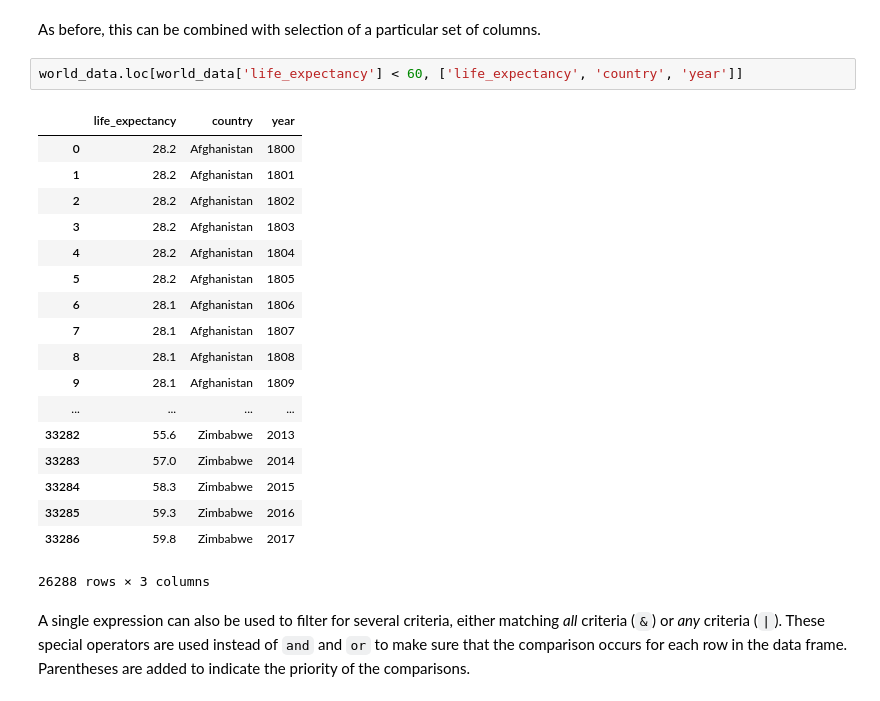
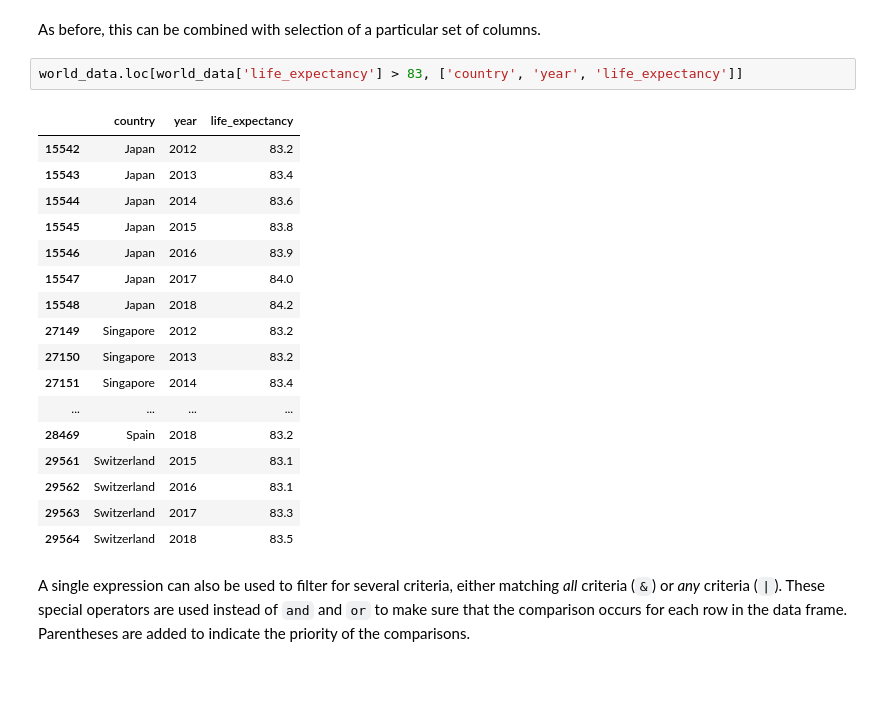
Before and after one commit to UofTCoders/2018-09-10-utoronto, a Jupyter notebook: code/2-dataframes-gapminder.ipynb, the cells around one changed output. Cells and saved outputs as stored; diff of their text form.

```diff
--- a/code/2-dataframes-gapminder.ipynb
+++ b/code/2-dataframes-gapminder.ipynb
@@ -466,25 +494,24 @@ world_data[world_data['life_expectancy'] < 60]
 # %% [markdown]
 As before, this can be combined with selection of a particular set of columns.
 # %%
-world_data.loc[world_data['life_expectancy'] < 60, ['life_expectancy', 'country', 'year']]
+world_data.loc[world_data['life_expectancy'] > 83, ['country', 'year', 'life_expectancy']]
 # %% [output]
-|  | life_expectancy | country | year |
-| 0 | 28.2 | Afghanistan | 1800 |
-| 1 | 28.2 | Afghanistan | 1801 |
-| 2 | 28.2 | Afghanistan | 1802 |
-| 3 | 28.2 | Afghanistan | 1803 |
-| 4 | 28.2 | Afghanistan | 1804 |
-| 5 | 28.2 | Afghanistan | 1805 |
-| 6 | 28.1 | Afghanistan | 1806 |
-| 7 | 28.1 | Afghanistan | 1807 |
-| 8 | 28.1 | Afghanistan | 1808 |
-| 9 | 28.1 | Afghanistan | 1809 |
+|  | country | year | life_expectancy |
+| 15542 | Japan | 2012 | 83.2 |
+| 15543 | Japan | 2013 | 83.4 |
+| 15544 | Japan | 2014 | 83.6 |
+| 15545 | Japan | 2015 | 83.8 |
+| 15546 | Japan | 2016 | 83.9 |
+| 15547 | Japan | 2017 | 84.0 |
+| 15548 | Japan | 2018 | 84.2 |
+| 27149 | Singapore | 2012 | 83.2 |
+| 27150 | Singapore | 2013 | 83.2 |
+| 27151 | Singapore | 2014 | 83.4 |
 | ... | ... | ... | ... |
-| 33282 | 55.6 | Zimbabwe | 2013 |
-| 33283 | 57.0 | Zimbabwe | 2014 |
-| 33284 | 58.3 | Zimbabwe | 2015 |
-| 33285 | 59.3 | Zimbabwe | 2016 |
-| 33286 | 59.8 | Zimbabwe | 2017 |
+| 28469 | Spain | 2018 | 83.2 |
+| 29561 | Switzerland | 2015 | 83.1 |
+| 29562 | Switzerland | 2016 | 83.1 |
+| 29563 | Switzerland | 2017 | 83.3 |
+| 29564 | Switzerland | 2018 | 83.5 |
-26288 rows × 3 columns
 # %% [markdown]
 A single expression can also be used to filter for several criteria, either matching *all* criteria (`&`) or *any* criteria (`|`). These special operators are used instead of `and` and `or` to make sure that the comparison occurs for each row in the data frame. Parentheses are added to indicate the priority of the comparisons.
```
Also changed, not shown: parts of 84 cells of this notebook.
